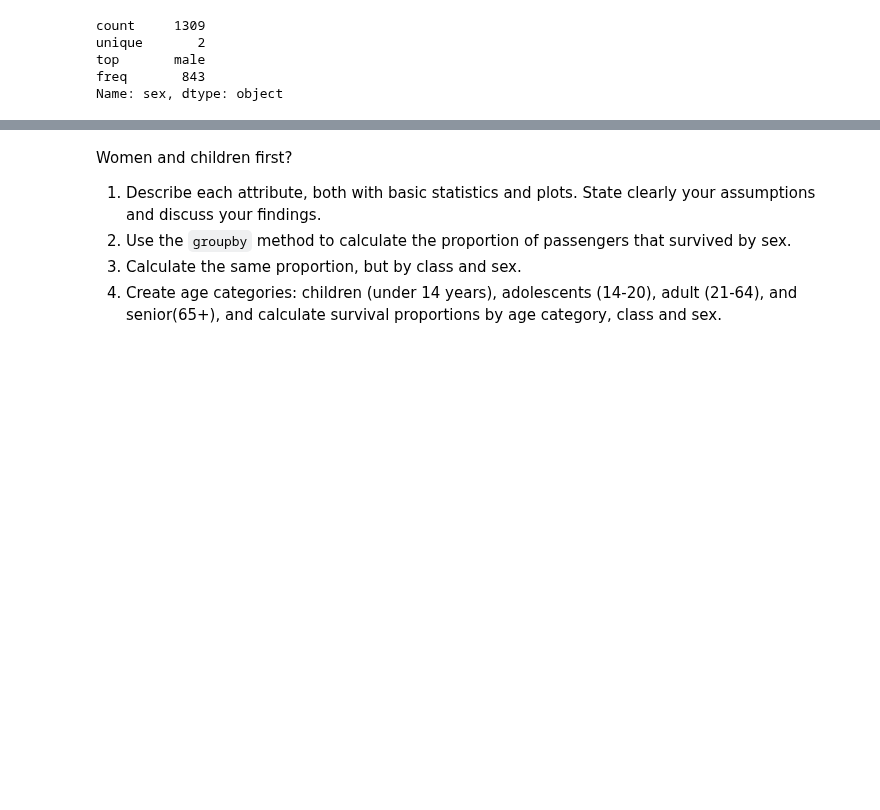
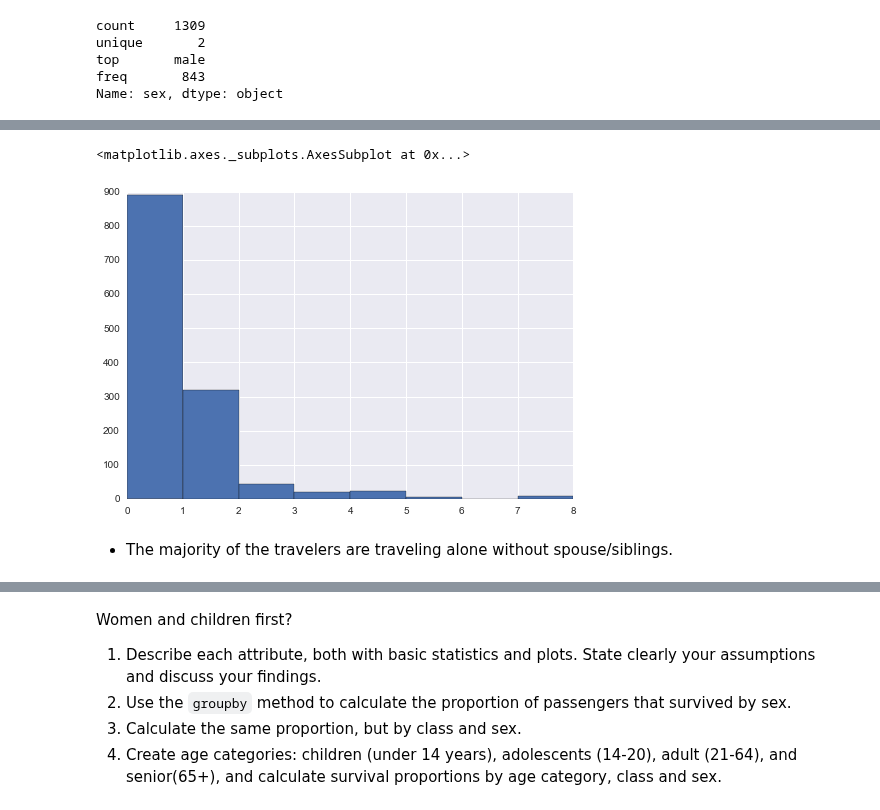
Before and after one commit to amirsh/ada-ana, a Jupyter notebook: HW1-notebooks/Data Wrangling with Pandas.ipynb, the cells around one changed output, grey strips where cells are left out. Drawn from its saved outputs; the diff is of its cells as text; code cells hidden in the pictures; blank space fills up the shorter version.

```diff
--- a/HW1-notebooks/Data Wrangling with Pandas.ipynb
+++ b/HW1-notebooks/Data Wrangling with Pandas.ipynb
@@ -1706,0 +1762,7 @@ Name: sex, dtype: object
+# %%
+titanic.sibsp.hist(bins=8)
+# %% [output]
+<matplotlib.axes._subplots.AxesSubplot at 0x...>
+[figure, added]
+# %% [markdown]
+- The majority of the travelers are traveling alone without spouse/siblings.
```
Also changed, not shown: parts of 15 cells of this notebook.
